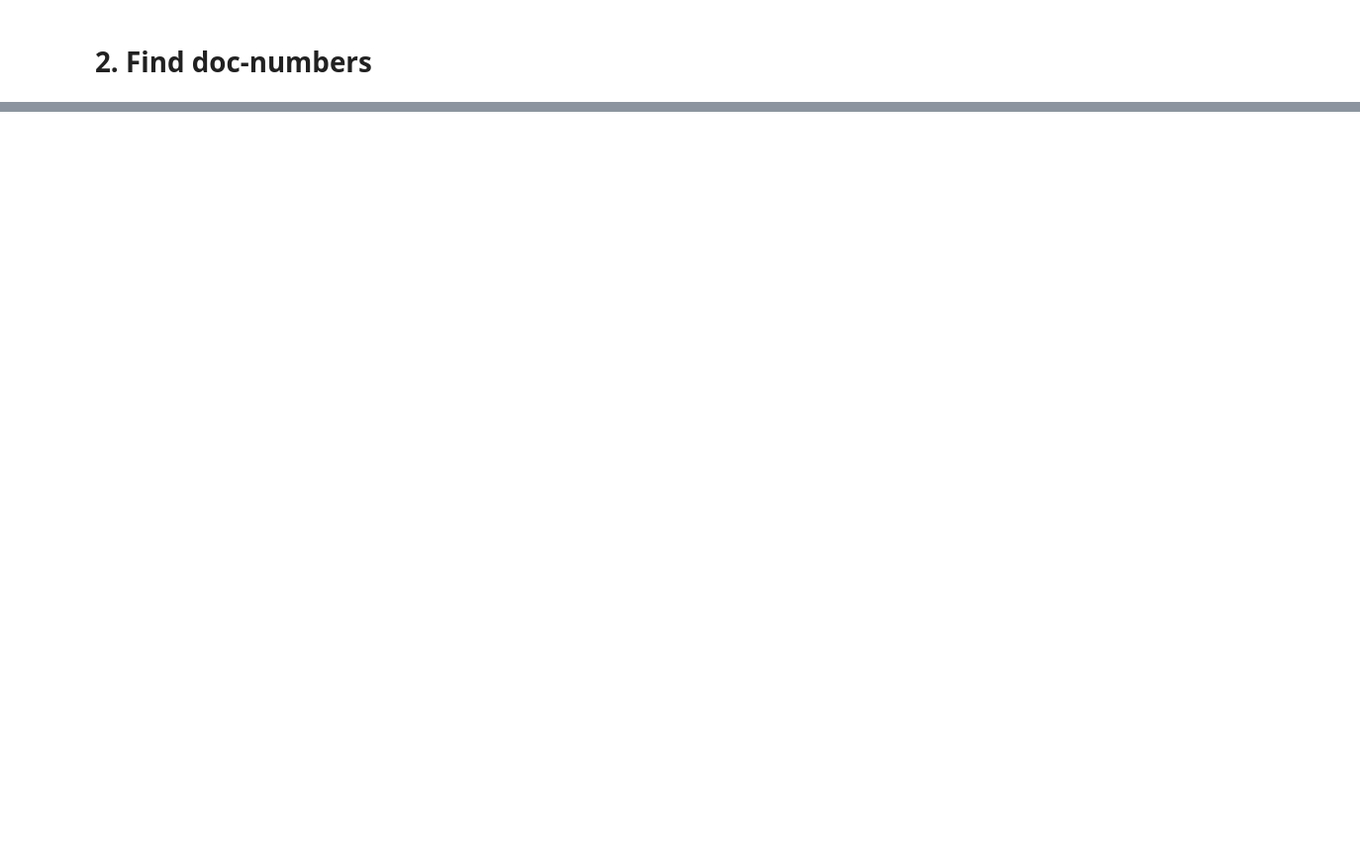
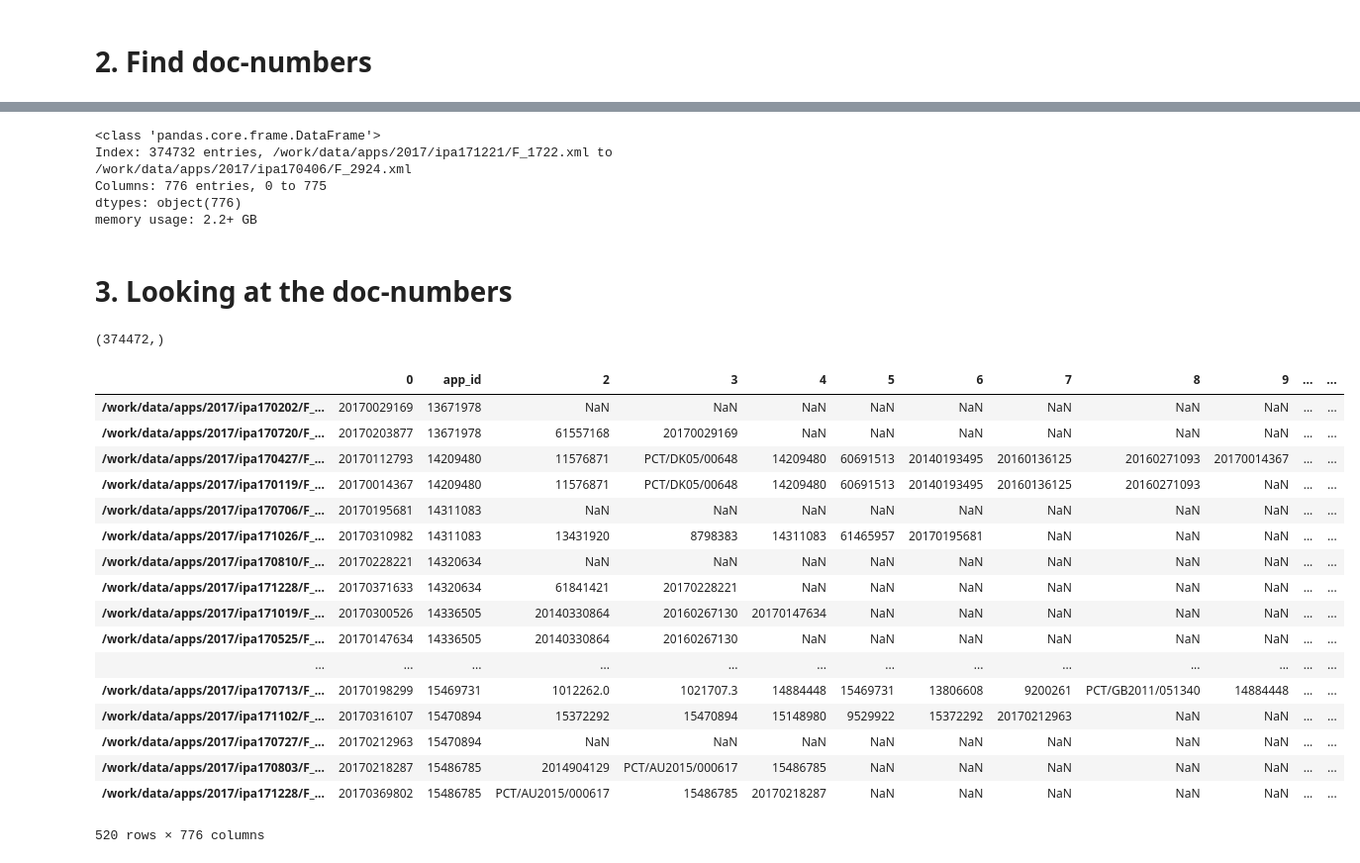
Before and after one commit to Pawlovicky/US-patent-analysis, a Jupyter notebook: notebook/APPLICATION_XML_FILE_INSPECTION.ipynb, the cells around one changed output, grey strips where cells are left out. Shown at 99% size. Cells and saved outputs as stored; diff of their text form; code cells hidden in the pictures; blank space fills up the shorter version.

```diff
--- a/notebook/APPLICATION_XML_FILE_INSPECTION.ipynb
+++ b/notebook/APPLICATION_XML_FILE_INSPECTION.ipynb
@@ -41,3 +42,9 @@ def unzip_file(fnm):
     zip_ref.extractall('.')
     zip_ref.close()
     return fnm.split('/')[-1].replace('.zip', '.xml')
+# %%
+year = 2017
+#download_applications(year)
+olddir = os.getcwd()
+newdir = '/work/data/apps/' + str(year) + '/'
+os.chdir(newdir)
@@ -44,6 +75,6 @@ def unzip_file(fnm):
 # %%
 %%time
-for fnm in os.listdir():
+for fnm in [x for x in os.listdir() if x.split('.')[-1]=='zip']:
     fnm_xml = unzip_file(fnm)
     print(fnm_xml)
     !bash /work/split_apps.sh {fnm_xml}
@@ -137,0 +131,38 @@ tree = ET.parse(fnm)
+# %%
+all_app_ids.info()
+# %% [output]
+<class 'pandas.core.frame.DataFrame'>
+Index: 374732 entries, /work/data/apps/2017/ipa171221/F_1722.xml to /work/data/apps/2017/ipa170406/F_2924.xml
+Columns: 776 entries, 0 to 775
+dtypes: object(776)
+memory usage: 2.2+ GB
+# %% [markdown]
+# 3. Looking at the doc-numbers
+# %%
+all_app_ids.app_id.unique().shape
+# %% [output]
+(374472,)
+# %%
+dupes = all_app_ids.loc[all_app_ids.app_id.duplicated(keep=False)].\
+                    sort_values('app_id')
+# %%
+dupes
+# %% [output]
+|  | 0 | app_id | 2 | 3 | 4 | 5 | 6 | 7 | 8 | 9 | ... | ... |
+| /work/data/apps/2017/ipa170202/F_... | 20170029169 | 13671978 | NaN | NaN | NaN | NaN | NaN | NaN | NaN | NaN | ... | ... |
+| /work/data/apps/2017/ipa170720/F_... | 20170203877 | 13671978 | 61557168 | 20170029169 | NaN | NaN | NaN | NaN | NaN | NaN | ... | ... |
+| /work/data/apps/2017/ipa170427/F_... | 20170112793 | 14209480 | 11576871 | PCT/DK05/00648 | 14209480 | 60691513 | 20140193495 | 20160136125 | 20160271093 | 20170014367 | ... | ... |
+| /work/data/apps/2017/ipa170119/F_... | 20170014367 | 14209480 | 11576871 | PCT/DK05/00648 | 14209480 | 60691513 | 20140193495 | 20160136125 | 20160271093 | NaN | ... | ... |
+| /work/data/apps/2017/ipa170706/F_... | 20170195681 | 14311083 | NaN | NaN | NaN | NaN | NaN | NaN | NaN | NaN | ... | ... |
+| /work/data/apps/2017/ipa171026/F_... | 20170310982 | 14311083 | 13431920 | 8798383 | 14311083 | 61465957 | 20170195681 | NaN | NaN | NaN | ... | ... |
+| /work/data/apps/2017/ipa170810/F_... | 20170228221 | 14320634 | NaN | NaN | NaN | NaN | NaN | NaN | NaN | NaN | ... | ... |
+| /work/data/apps/2017/ipa171228/F_... | 20170371633 | 14320634 | 61841421 | 20170228221 | NaN | NaN | NaN | NaN | NaN | NaN | ... | ... |
+| /work/data/apps/2017/ipa171019/F_... | 20170300526 | 14336505 | 20140330864 | 20160267130 | 20170147634 | NaN | NaN | NaN | NaN | NaN | ... | ... |
+| /work/data/apps/2017/ipa170525/F_... | 20170147634 | 14336505 | 20140330864 | 20160267130 | NaN | NaN | NaN | NaN | NaN | NaN | ... | ... |
+| ... | ... | ... | ... | ... | ... | ... | ... | ... | ... | ... | ... | ... |
+| /work/data/apps/2017/ipa170713/F_... | 20170198299 | 15469731 | 1012262.0 | 1021707.3 | 14884448 | 15469731 | 13806608 | 9200261 | PCT/GB2011/051340 | 14884448 | ... | ... |
+| /work/data/apps/2017/ipa171102/F_... | 20170316107 | 15470894 | 15372292 | 15470894 | 15148980 | 9529922 | 15372292 | 20170212963 | NaN | NaN | ... | ... |
+| /work/data/apps/2017/ipa170727/F_... | 20170212963 | 15470894 | NaN | NaN | NaN | NaN | NaN | NaN | NaN | NaN | ... | ... |
+| /work/data/apps/2017/ipa170803/F_... | 20170218287 | 15486785 | 2014904129 | PCT/AU2015/000617 | 15486785 | NaN | NaN | NaN | NaN | NaN | ... | ... |
+| /work/data/apps/2017/ipa171228/F_... | 20170369802 | 15486785 | PCT/AU2015/000617 | 15486785 | 20170218287 | NaN | NaN | NaN | NaN | NaN | ... | ... |
+520 rows × 776 columns
```
Also changed, not shown: parts of 10 cells of this notebook, 1 other file.
